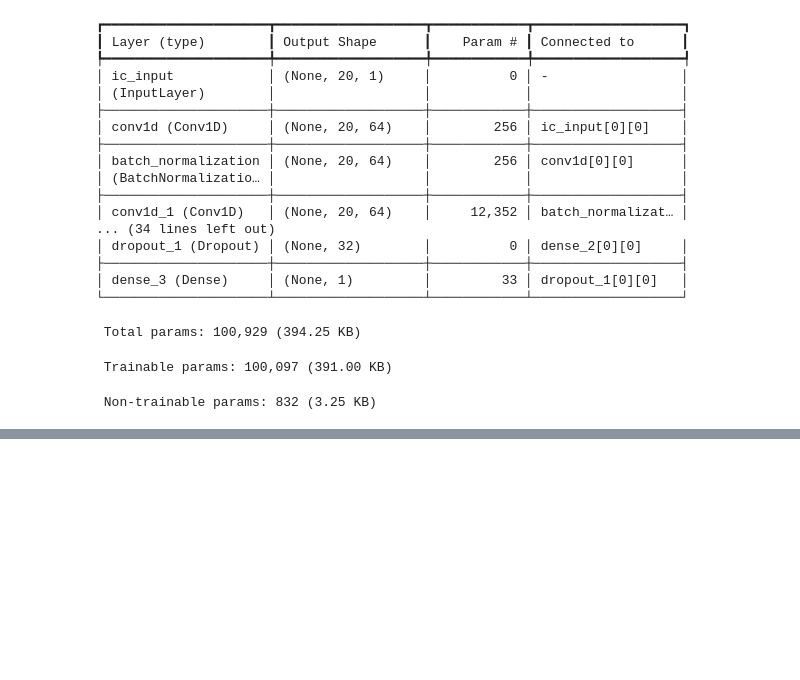
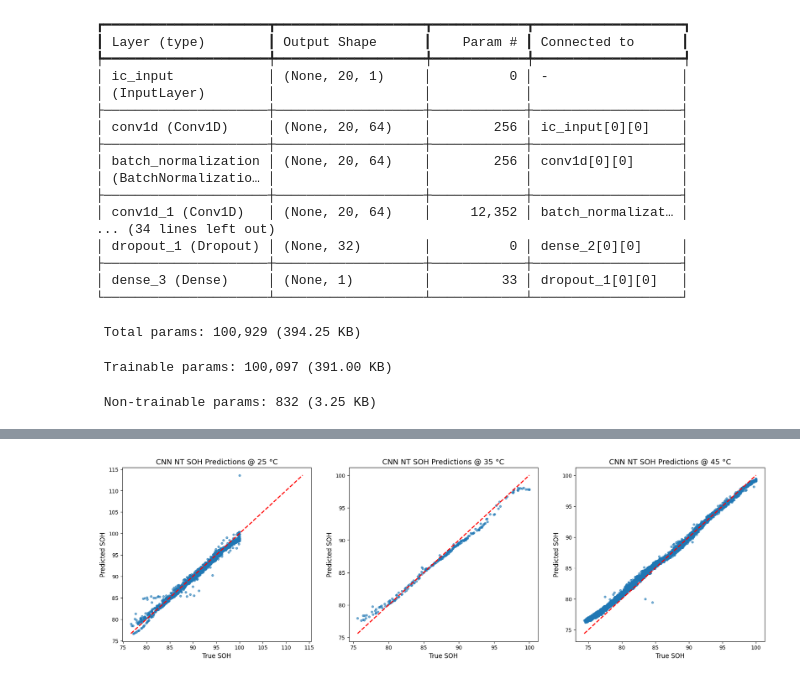
Before and after one commit to Mangalasridharan/robust-soh-estimation, a Jupyter notebook: Notebooks/Normal Training/CNN.ipynb, the cells around one changed output, grey strips where cells are left out. Saved outputs shown, nothing was run; the diff lists cells and outputs as text; code cells hidden in the pictures; blank space fills up the shorter version.

```diff
--- a/Notebooks/Normal Training/CNN.ipynb
+++ b/Notebooks/Normal Training/CNN.ipynb
@@ -344,2 +214,2 @@ print(X_ic_test_45_seq.shape)
 # %%
-cnn = keras.models.load_model(r'best_cnn.keras')
+cnn = keras.models.load_model(r'../../Models/CNN_NT.keras')
@@ -410,0 +216,4 @@ plt.show()
+# %%
+from utils.data_split import temp_based_split
+
+data = temp_based_split(X_ic_test, X_context_test, y_test_norm)
@@ -410,0 +235,4 @@ plt.show()
+# %%
+from utils.predict import make_predictions
+
+predicitons, true, metrics = make_predictions(cnn, data, y_mean, y_std)
@@ -410,0 +244,6 @@ plt.show()
+# %%
+from utils.plots import scatter_plot
+
+scatter_plot(predicitons, true, y_std, y_mean, model_name="CNN NT")
+# %% [output]
+[figure, added]
```
Also changed, not shown: parts of 19 cells of this notebook.
